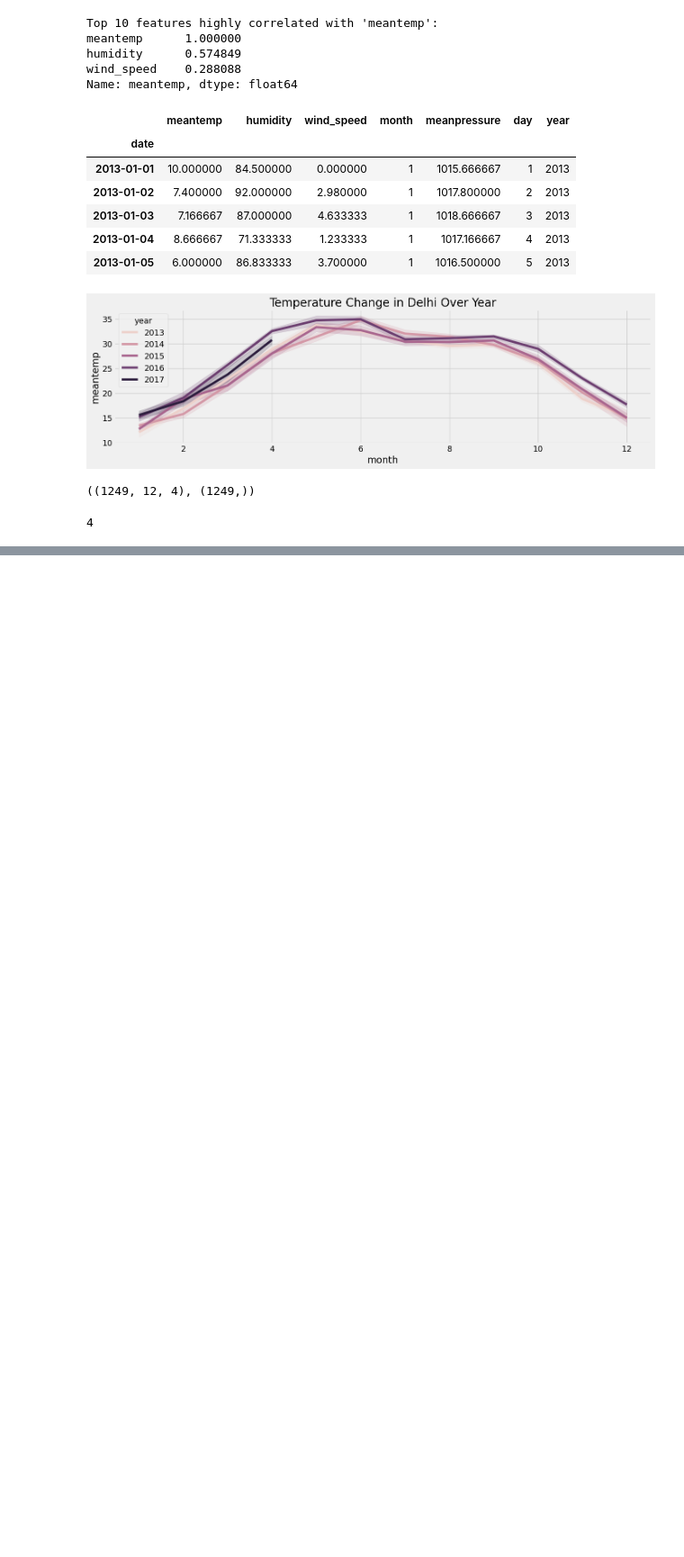
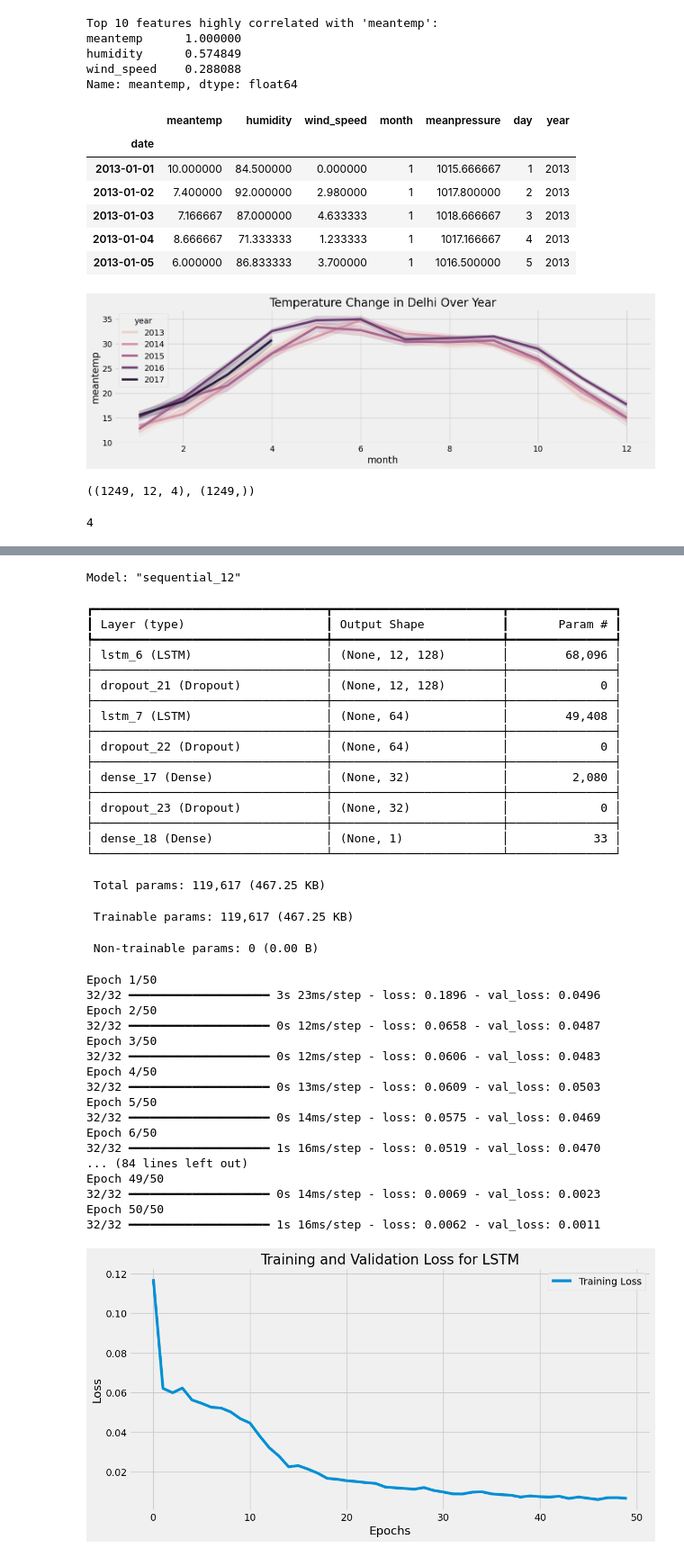
Before and after one commit to Atharvadethe/Sustainability_AI_Course_2.0, a Jupyter notebook: day-10/delhi.ipynb, the cells around one changed output, grey strips where cells are left out. Shown at 90% size. Cells and saved outputs as stored; diff of their text form; code cells hidden in the pictures; blank space fills up the shorter version.

```diff
--- a/day-10/delhi.ipynb
+++ b/day-10/delhi.ipynb
@@ -270,0 +271,63 @@ plt.show()
+# %%
+# now use LSTM model
+model_lstm = Sequential()
+model_lstm.add(LSTM(128, activation='relu', input_shape=(length, n_feautres), return_sequences=True))
+model_lstm.add(Dropout(0.2))
+model_lstm.add(LSTM(64, activation='relu', return_sequences=False))
+model_lstm.add(Dropout(0.2))
+model_lstm.add(Dense(32, activation='relu'))
+model_lstm.add(Dropout(0.2))
+model_lstm.add(Dense(1))  # Output layer for regression
+model_lstm.compile(optimizer='adam', loss='mse')
+model_lstm.summary()
+# Train the LSTM model
+history_lstm = model_lstm.fit(data2, target, epochs=50, batch_size=32, validation_split=0.2)
+# Plot the training and validation loss for LSTM
+plt.figure(figsize=(12, 6))
+plt.plot(history_lstm.history['loss'], label='Training Loss')
+
+plt.title('Training and Validation Loss for LSTM')
+plt.xlabel('Epochs')
+plt.ylabel('Loss')
+plt.legend()
+plt.show()
+# %% [output]
+Model: "sequential_12"
+┏━━━━━━━━━━━━━━━━━━━━━━━━━━━━━━━━━┳━━━━━━━━━━━━━━━━━━━━━━━━┳━━━━━━━━━━━━━━━┓
+┃ Layer (type)                    ┃ Output Shape           ┃       Param # ┃
+┡━━━━━━━━━━━━━━━━━━━━━━━━━━━━━━━━━╇━━━━━━━━━━━━━━━━━━━━━━━━╇━━━━━━━━━━━━━━━┩
+│ lstm_6 (LSTM)                   │ (None, 12, 128)        │        68,096 │
+├─────────────────────────────────┼────────────────────────┼───────────────┤
+│ dropout_21 (Dropout)            │ (None, 12, 128)        │             0 │
+├─────────────────────────────────┼────────────────────────┼───────────────┤
+│ lstm_7 (LSTM)                   │ (None, 64)             │        49,408 │
+├─────────────────────────────────┼────────────────────────┼───────────────┤
+│ dropout_22 (Dropout)            │ (None, 64)             │             0 │
+├─────────────────────────────────┼────────────────────────┼───────────────┤
+│ dense_17 (Dense)                │ (None, 32)             │         2,080 │
+├─────────────────────────────────┼────────────────────────┼───────────────┤
+│ dropout_23 (Dropout)            │ (None, 32)             │             0 │
+├─────────────────────────────────┼────────────────────────┼───────────────┤
+│ dense_18 (Dense)                │ (None, 1)              │            33 │
+└─────────────────────────────────┴────────────────────────┴───────────────┘
+ Total params: 119,617 (467.25 KB)
+ Trainable params: 119,617 (467.25 KB)
+ Non-trainable params: 0 (0.00 B)
+Epoch 1/50
+32/32 ━━━━━━━━━━━━━━━━━━━━ 3s 23ms/step - loss: 0.1896 - val_loss: 0.0496
+Epoch 2/50
+32/32 ━━━━━━━━━━━━━━━━━━━━ 0s 12ms/step - loss: 0.0658 - val_loss: 0.0487
+Epoch 3/50
+32/32 ━━━━━━━━━━━━━━━━━━━━ 0s 12ms/step - loss: 0.0606 - val_loss: 0.0483
+Epoch 4/50
+32/32 ━━━━━━━━━━━━━━━━━━━━ 0s 13ms/step - loss: 0.0609 - val_loss: 0.0503
+Epoch 5/50
+32/32 ━━━━━━━━━━━━━━━━━━━━ 0s 14ms/step - loss: 0.0575 - val_loss: 0.0469
+Epoch 6/50
+32/32 ━━━━━━━━━━━━━━━━━━━━ 1s 16ms/step - loss: 0.0519 - val_loss: 0.0470
+... (84 lines left out)
+Epoch 49/50
+32/32 ━━━━━━━━━━━━━━━━━━━━ 0s 14ms/step - loss: 0.0069 - val_loss: 0.0023
+Epoch 50/50
+32/32 ━━━━━━━━━━━━━━━━━━━━ 1s 16ms/step - loss: 0.0062 - val_loss: 0.0011
+[figure, added]
```
Also changed, not shown: parts of 3 cells of this notebook, 1 other file.
